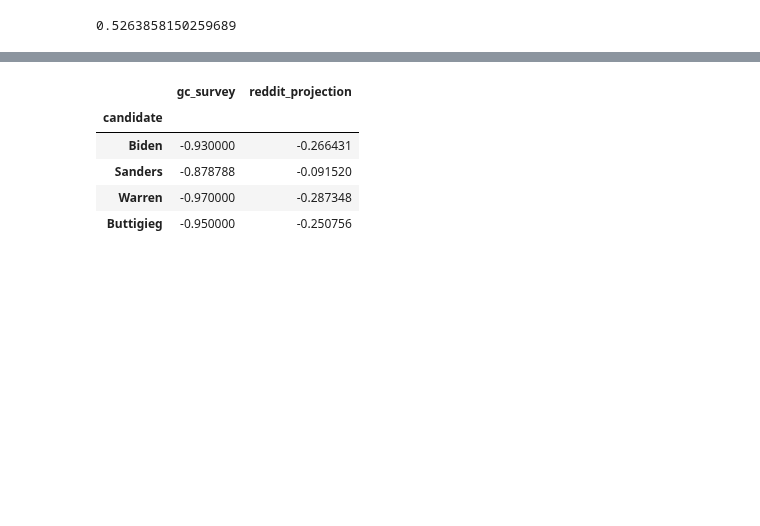
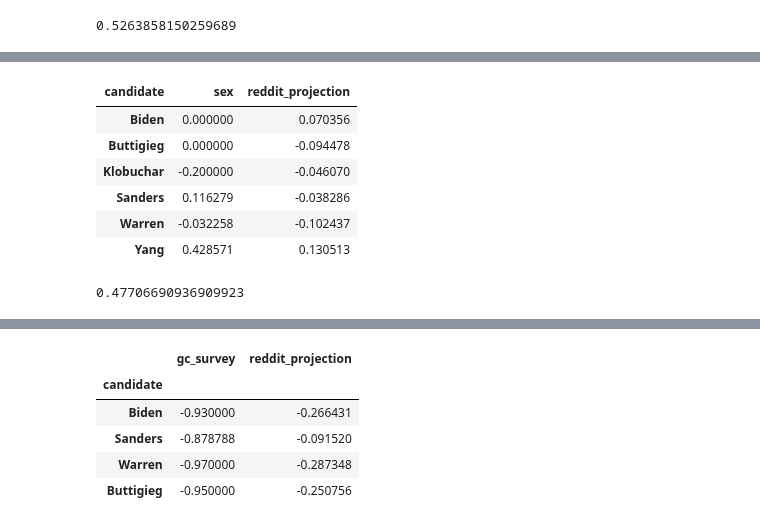
Before and after one commit to CSSLab/political-subreddits, a Jupyter notebook: Political_Dimensions.ipynb, the cells around one changed output, grey strips where cells are left out. Saved outputs shown, nothing was run; the diff lists cells and outputs as text; code cells hidden in the pictures; blank space fills up the shorter version.

```diff
--- a/Political_Dimensions.ipynb
+++ b/Political_Dimensions.ipynb
@@ -549,0 +564,26 @@ fig.show()
+# %%
+bc_df = pd.pivot_table(pew_survey.loc["Sex",:].reset_index(), values=cands, columns=['Demographic'])
+bc_df.columns = bc_df.columns.rename("candidate")
+bc_df = bc_df[["Men","Men"]]
+bc_df["sex"] = bc_df.apply(survey_to_num,axis=1)
+i_dim = calculate_dim(bc_dim.subreddits,embedding)
+
+bc_df["reddit_projection"] = [project_dim(i_dim,c,embedding) for c in cand_subs]
+bc_df = bc_df[["sex","reddit_projection"]]
+bc_df
+# %% [output]
+| candidate | sex | reddit_projection |
+| Biden | 0.000000 | 0.070356 |
+| Buttigieg | 0.000000 | -0.094478 |
+| Klobuchar | -0.200000 | -0.046070 |
+| Sanders | 0.116279 | -0.038286 |
+| Warren | -0.032258 | -0.102437 |
+| Yang | 0.428571 | 0.130513 |
+# %%
+# Fit a linear regression to our model and its results
+model = np.polyfit(bc_df["reddit_projection"], bc_df["sex"], 1)
+predict = np.poly1d(model)
+r2 = r2_score(bc_df["sex"], predict(bc_df["reddit_projection"]))
+r2
+# %% [output]
+0.47706690936909923
```
Also changed, not shown: parts of 15 cells of this notebook, 3 other files.
